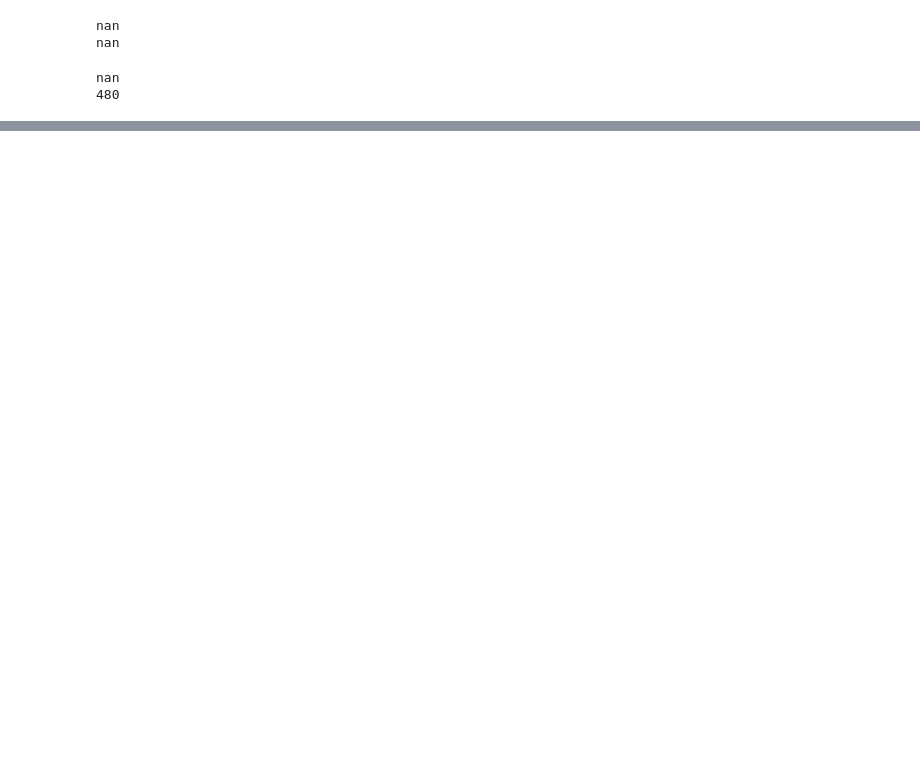
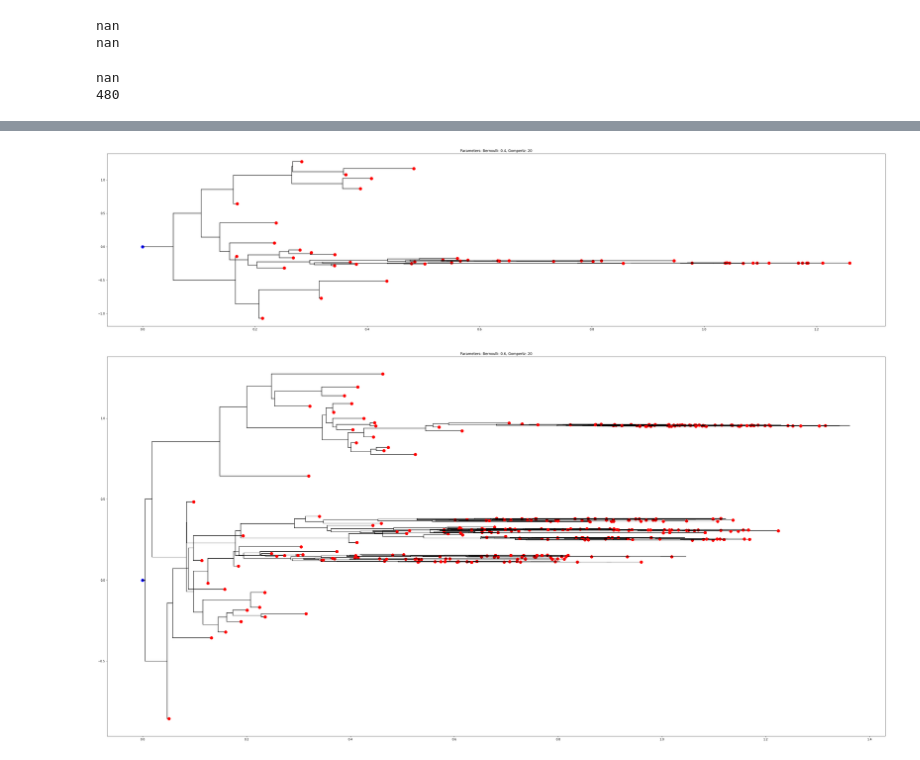
Before and after one commit to meyer-lab/tHMM, a Jupyter notebook: lineage/lineage-init/testingCellNode.ipynb, the cells around one changed output, grey strips where cells are left out. Cells and saved outputs as stored; diff of their text form; code cells hidden in the pictures; blank space fills up the shorter version.

Commit message:
finalize plotting routine

```diff
--- a/lineage/lineage-init/testingCellNode.ipynb
+++ b/lineage/lineage-init/testingCellNode.ipynb
@@ -37,16 +28,0 @@ print(cell1.right)
-# %%
-something = c.generate(10, 0.7, 0.947)
-for cell in something:
-    print("cell ID: {}".format(cell.key))
-    print("cell startT: {}".format(cell.startT))
-    print("cell lifetime: {}".format(cell.tau))
-    print("cell endT: {}".format(cell.endT))
-
-
-
-import matplotlib.pyplot as plt
-%matplotlib inline
-
-for cell in something:
-    plt.plot([cell.startT,cell.endT],[0,0])
-plt.show()
@@ -71,0 +29,57 @@ cell endT: nan
+# %%
+numcells = 1000
+something = c.generate(numcells, 0.4, 20)
+something2 = c.generate(numcells, 0.6, 20)
+
+while len(something) < 100:
+    something = c.generate(numcells, 0.4, 20)
+while len(something2) < 100:
+    something2 = c.generate(numcells, 0.6, 20)
+
+
+
+
+import matplotlib.pyplot as plt
+%matplotlib inline
+
+
+plt.figure(figsize=(48,24))
+plt.subplot(211)
+for cell in something:
+    if cell.isRootParent():
+        plt.plot(cell.startT, cell.plotVal, 'bo', markersize=10)
+    plt.plot([cell.startT,cell.endT],[cell.plotVal,cell.plotVal], 'k')
+    if cell.fate:
+        if not math.isnan(cell.endT):
+            plt.plot([cell.endT,cell.endT],[cell.left.plotVal,cell.right.plotVal],'k')
+    else:
+        if cell.isRootParent():
+            plt.plot(cell.endT, cell.plotVal, 'ro', markersize=10)
+        else:
+            if cell.isLeft():
+                plt.plot(cell.endT,(cell.plotVal), 'ro', markersize=10)
+            if cell.isRight():
+                plt.plot(cell.endT,(cell.plotVal), 'ro', markersize=10)
+plt.title('Parameters: Bernoulli: 0.4, Gompertz: 20')
+plt.show()
+plt.figure(figsize=(48,24))
+for cell in something2:
+    if cell.isRootParent():
+        plt.plot(cell.startT, cell.plotVal, 'bo', markersize=10)
+    plt.plot([cell.startT,cell.endT],[cell.plotVal,cell.plotVal], 'k')
+    if cell.fate:
+        if not math.isnan(cell.endT):
+            plt.plot([cell.endT,cell.endT],[cell.left.plotVal,cell.right.plotVal],'k')
+    else:
+        if cell.isRootParent():
+            plt.plot(cell.endT, cell.plotVal, 'ro', markersize=10)
+        else:
+            if cell.isLeft():
+                plt.plot(cell.endT,(cell.plotVal), 'ro', markersize=10)
+            if cell.isRight():
+                plt.plot(cell.endT,(cell.plotVal), 'ro', markersize=10)
+plt.title('Parameters: Bernoulli: 0.6, Gompertz: 20')
+plt.show()
+# %% [output]
+[figure, added]
+[figure, added]
```
Also changed, not shown: parts of 6 cells of this notebook, 1 other file.
